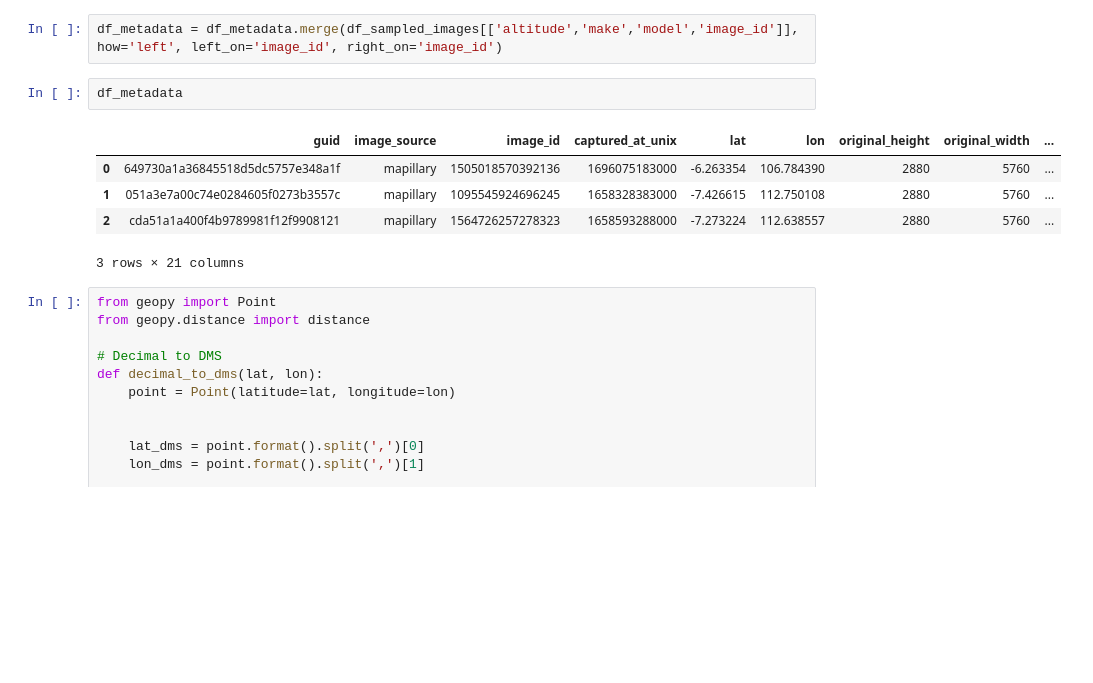
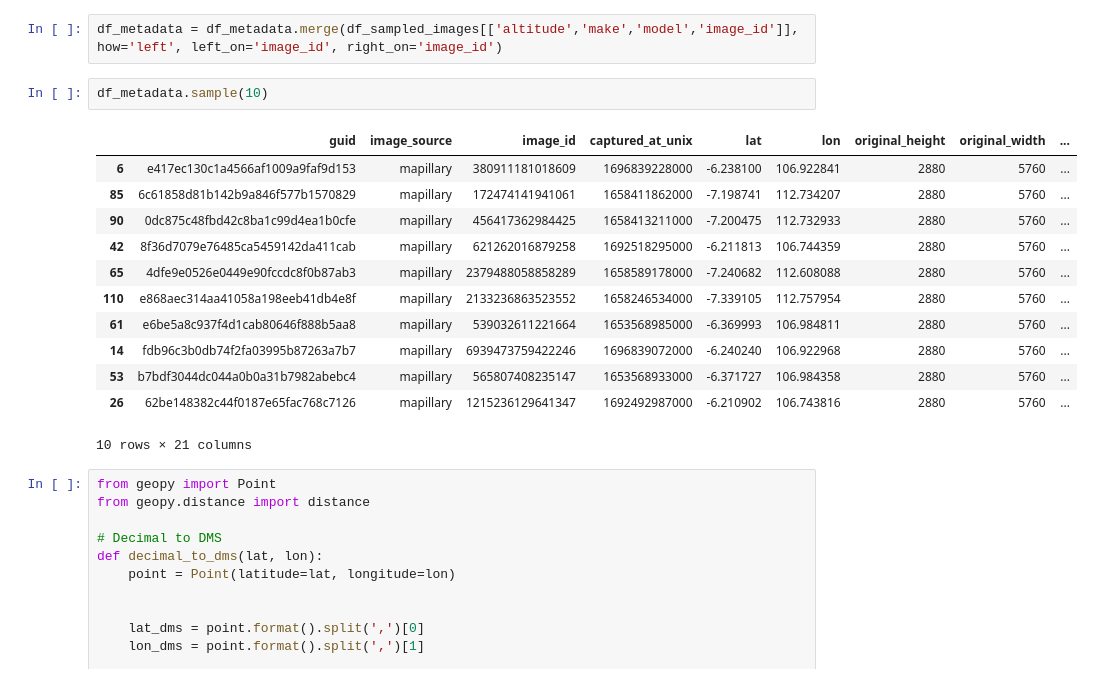
Before and after one commit to ericfrench2015/geo_image_experiments, a Jupyter notebook: notebooks/mapillary_experiments/02_acquire_sample_images.ipynb, the cells around one changed output. Drawn from its saved outputs; the diff is of its cells as text; blank space fills up the shorter version.

```diff
--- a/notebooks/mapillary_experiments/02_acquire_sample_images.ipynb
+++ b/notebooks/mapillary_experiments/02_acquire_sample_images.ipynb
@@ -95,13 +107,20 @@ import piexif
 # %%
 df_metadata = df_metadata.merge(df_sampled_images[['altitude','make','model','image_id']], how='left', left_on='image_id', right_on='image_id')
 # %%
-df_metadata
+df_metadata.sample(10)
 # %% [output]
 |  | guid | image_source | image_id | captured_at_unix | lat | lon | original_height | original_width | ... |
-| 0 | 649730a1a36845518d5dc5757e348a1f | mapillary | 1505018570392136 | 1696075183000 | -6.263354 | 106.784390 | 2880 | 5760 | ... |
-| 1 | 051a3e7a00c74e0284605f0273b3557c | mapillary | 1095545924696245 | 1658328383000 | -7.426615 | 112.750108 | 2880 | 5760 | ... |
-| 2 | cda51a1a400f4b9789981f12f9908121 | mapillary | 1564726257278323 | 1658593288000 | -7.273224 | 112.638557 | 2880 | 5760 | ... |
+| 6 | e417ec130c1a4566af1009a9faf9d153 | mapillary | 380911181018609 | 1696839228000 | -6.238100 | 106.922841 | 2880 | 5760 | ... |
+| 85 | 6c61858d81b142b9a846f577b1570829 | mapillary | 172474141941061 | 1658411862000 | -7.198741 | 112.734207 | 2880 | 5760 | ... |
+| 90 | 0dc875c48fbd42c8ba1c99d4ea1b0cfe | mapillary | 456417362984425 | 1658413211000 | -7.200475 | 112.732933 | 2880 | 5760 | ... |
+| 42 | 8f36d7079e76485ca5459142da411cab | mapillary | 621262016879258 | 1692518295000 | -6.211813 | 106.744359 | 2880 | 5760 | ... |
+| 65 | 4dfe9e0526e0449e90fccdc8f0b87ab3 | mapillary | 2379488058858289 | 1658589178000 | -7.240682 | 112.608088 | 2880 | 5760 | ... |
+| 110 | e868aec314aa41058a198eeb41db4e8f | mapillary | 2133236863523552 | 1658246534000 | -7.339105 | 112.757954 | 2880 | 5760 | ... |
+| 61 | e6be5a8c937f4d1cab80646f888b5aa8 | mapillary | 539032611221664 | 1653568985000 | -6.369993 | 106.984811 | 2880 | 5760 | ... |
+| 14 | fdb96c3b0db74f2fa03995b87263a7b7 | mapillary | 6939473759422246 | 1696839072000 | -6.240240 | 106.922968 | 2880 | 5760 | ... |
+| 53 | b7bdf3044dc044a0b0a31b7982abebc4 | mapillary | 565807408235147 | 1653568933000 | -6.371727 | 106.984358 | 2880 | 5760 | ... |
+| 26 | 62be148382c44f0187e65fac768c7126 | mapillary | 1215236129641347 | 1692492987000 | -6.210902 | 106.743816 | 2880 | 5760 | ... |
-3 rows × 21 columns
+10 rows × 21 columns
 # %%
 from geopy import Point
 from geopy.distance import distance
```
Also changed, not shown: parts of 8 cells of this notebook, 5 other files.
